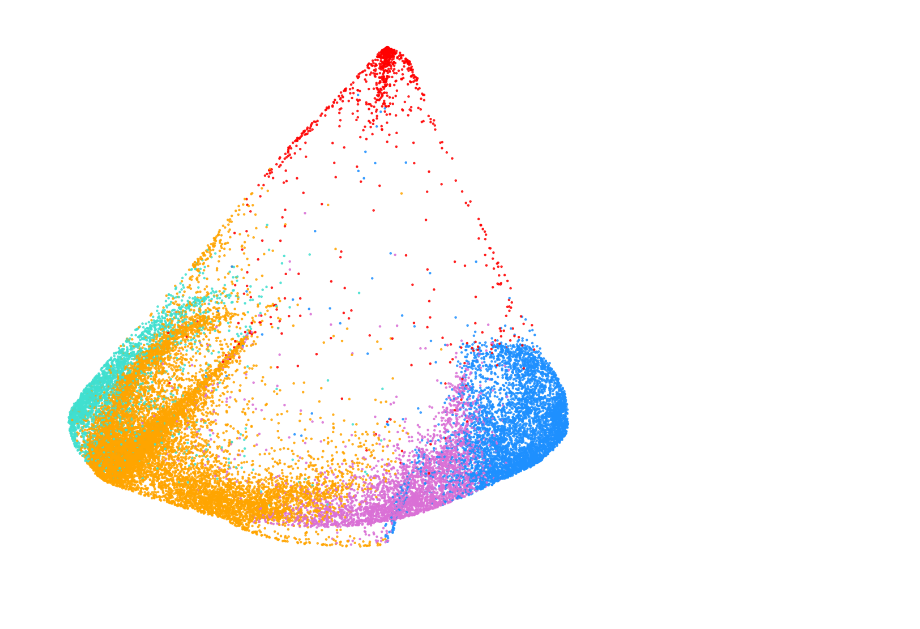
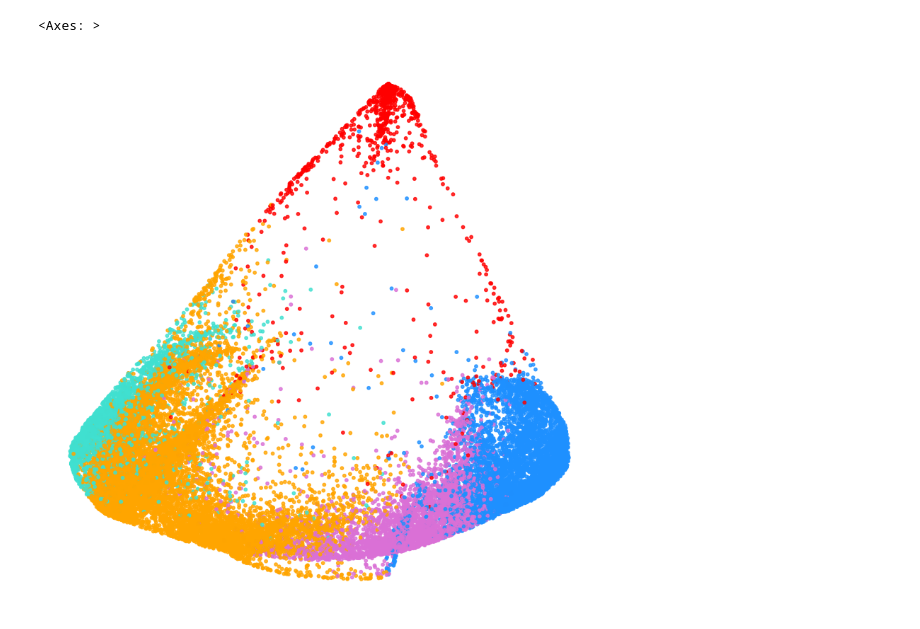
Before and after one commit to StallaertLab/cc_mapping, a Jupyter notebook: notebooks/Make Cell Cycle Maps.ipynb, the cells around one changed output. Cells and saved outputs as stored; diff of their text form; code cells hidden in the pictures.

```diff
--- a/notebooks/Make Cell Cycle Maps.ipynb
+++ b/notebooks/Make Cell Cycle Maps.ipynb
@@ -91,8 +97,13 @@ Calculated PHATE in 30.00 seconds.
-# %%
-fig = plt.figure(figsize=(10,10))
-plt.scatter(adata.obsm['X_phate'][:,0], adata.obsm['X_phate'][:,1], c = adata.obs['phase_colors'], s=5, alpha=0.8, rasterized=True)
-
-plt.axis('off')
-plt.tight_layout()
-# %% [output]
-[figure, removed]
+# %%
+kwargs = {'s': 10,
+            'alpha': 0.8,
+            'rasterized': True,
+          }
+
+colors = adata.obs['phase_colors']
+manifold.plot_phate_coords(adata = adata,
+                           colors = colors,
+                           kwargs = kwargs,)
+# %% [output]
+<Axes: >
+[figure, added]
```
Also changed, not shown: parts of 3 cells of this notebook.
